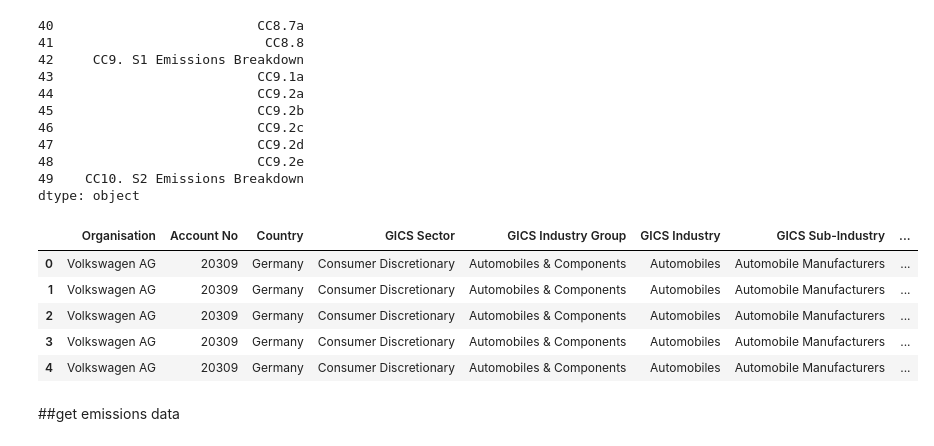
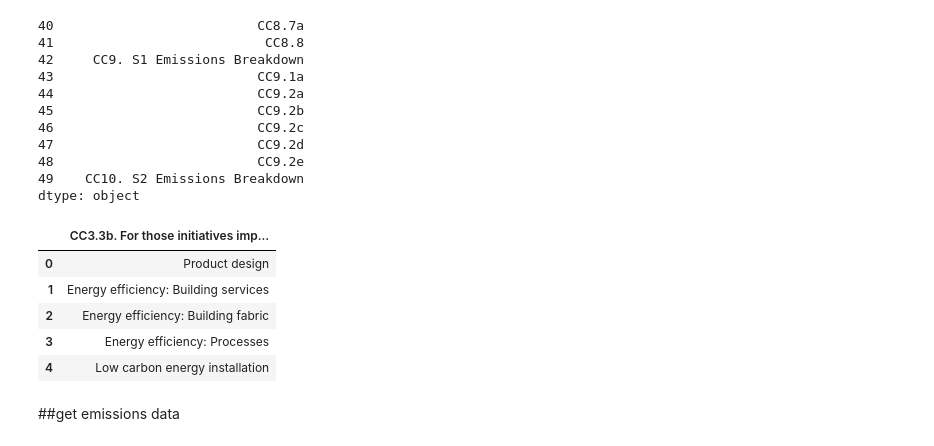
Before and after one commit to mirthbottle/ghg, a Jupyter notebook: CDP data.ipynb, the cells around one changed output. Saved outputs shown, nothing was run; the diff lists cells and outputs as text; code cells hidden in the pictures.

```diff
--- a/CDP data.ipynb
+++ b/CDP data.ipynb
@@ -29,14 +29,14 @@ p.to_pickle('../CDPdata/sheet23_2010.pkl')
 p = pd.read_pickle('../CDPdata/sheet12_2014.pkl')
 # %%
 pcols = p.columns.values
-p.head()
+p[pcols[14:15]].head()
 # %% [output]
-|  | Organisation | Account No | Country | GICS Sector | GICS Industry Group | GICS Industry | GICS Sub-Industry | ... |
-| 0 | Volkswagen AG | 20309 | Germany | Consumer Discretionary | Automobiles & Components | Automobiles | Automobile Manufacturers | ... |
-| 1 | Volkswagen AG | 20309 | Germany | Consumer Discretionary | Automobiles & Components | Automobiles | Automobile Manufacturers | ... |
-| 2 | Volkswagen AG | 20309 | Germany | Consumer Discretionary | Automobiles & Components | Automobiles | Automobile Manufacturers | ... |
-| 3 | Volkswagen AG | 20309 | Germany | Consumer Discretionary | Automobiles & Components | Automobiles | Automobile Manufacturers | ... |
-| 4 | Volkswagen AG | 20309 | Germany | Consumer Discretionary | Automobiles & Components | Automobiles | Automobile Manufacturers | ... |
+|  | CC3.3b. For those initiatives imp... |
+| 0 | Product design |
+| 1 | Energy efficiency: Building services |
+| 2 | Energy efficiency: Building fabric |
+| 3 | Energy efficiency: Processes |
+| 4 | Low carbon energy installation |
 # %% [markdown]
 ##get emissions data
 # %%
```
Also changed, not shown: parts of 2 cells of this notebook, 5 other files.
